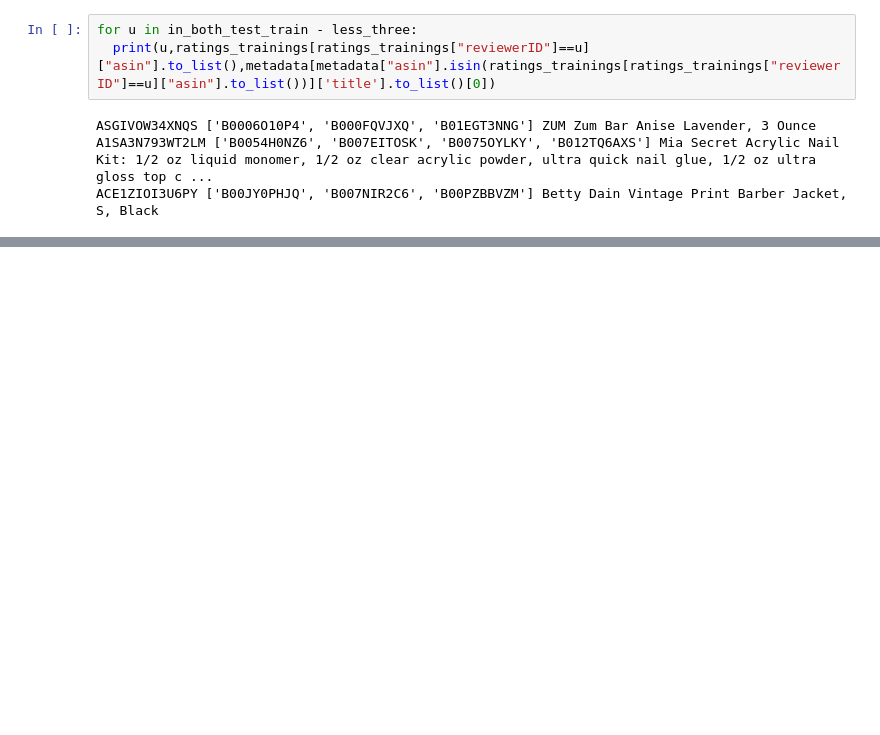
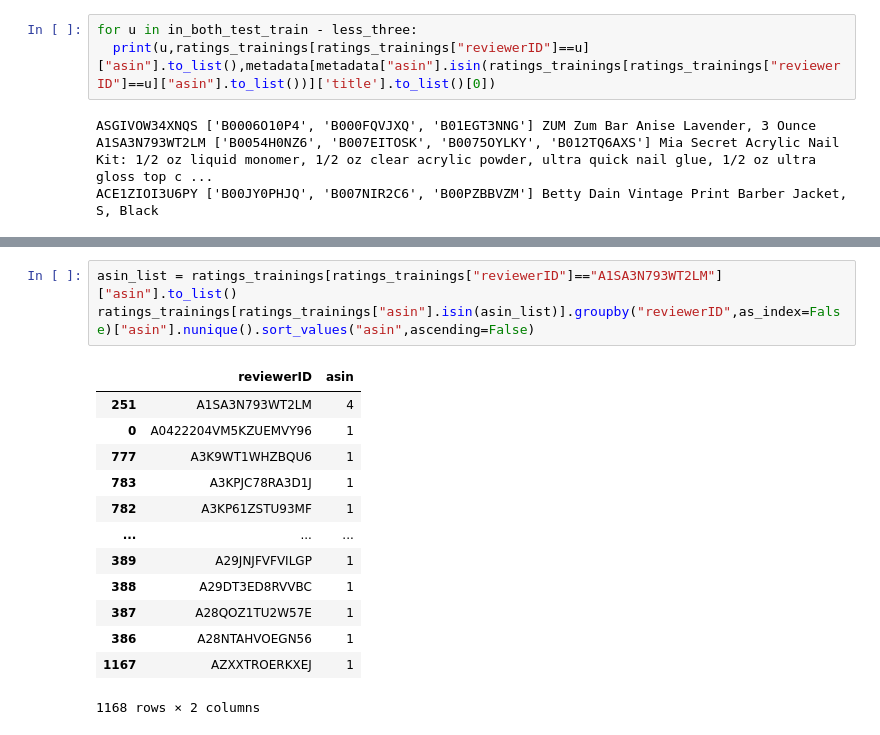
Before and after one commit to milanazhang/data-course-sample, a Jupyter notebook: cf-user-based.ipynb, the cells around one changed output, grey strips where cells are left out. Drawn from its saved outputs; the diff is of its cells as text; blank space fills up the shorter version.

```diff
--- a/cf-user-based.ipynb
+++ b/cf-user-based.ipynb
@@ -630,0 +639,17 @@ ACE1ZIOI3U6PY ['B00JY0PHJQ', 'B007NIR2C6', 'B00PZBBVZM'] Betty Dain Vintage Prin
+# %%
+asin_list = ratings_trainings[ratings_trainings["reviewerID"]=="A1SA3N793WT2LM"]["asin"].to_list()
+ratings_trainings[ratings_trainings["asin"].isin(asin_list)].groupby("reviewerID",as_index=False)["asin"].nunique().sort_values("asin",ascending=False)
+# %% [output]
+|  | reviewerID | asin |
+| 251 | A1SA3N793WT2LM | 4 |
+| 0 | A0422204VM5KZUEMVY96 | 1 |
+| 777 | A3K9WT1WHZBQU6 | 1 |
+| 783 | A3KPJC78RA3D1J | 1 |
+| 782 | A3KP61ZSTU93MF | 1 |
+| ... | ... | ... |
+| 389 | A29JNJFVFVILGP | 1 |
+| 388 | A29DT3ED8RVVBC | 1 |
+| 387 | A28QOZ1TU2W57E | 1 |
+| 386 | A28NTAHVOEGN56 | 1 |
+| 1167 | AZXXTROERKXEJ | 1 |
+1168 rows × 2 columns
```
Also changed, not shown: parts of 15 cells of this notebook.
